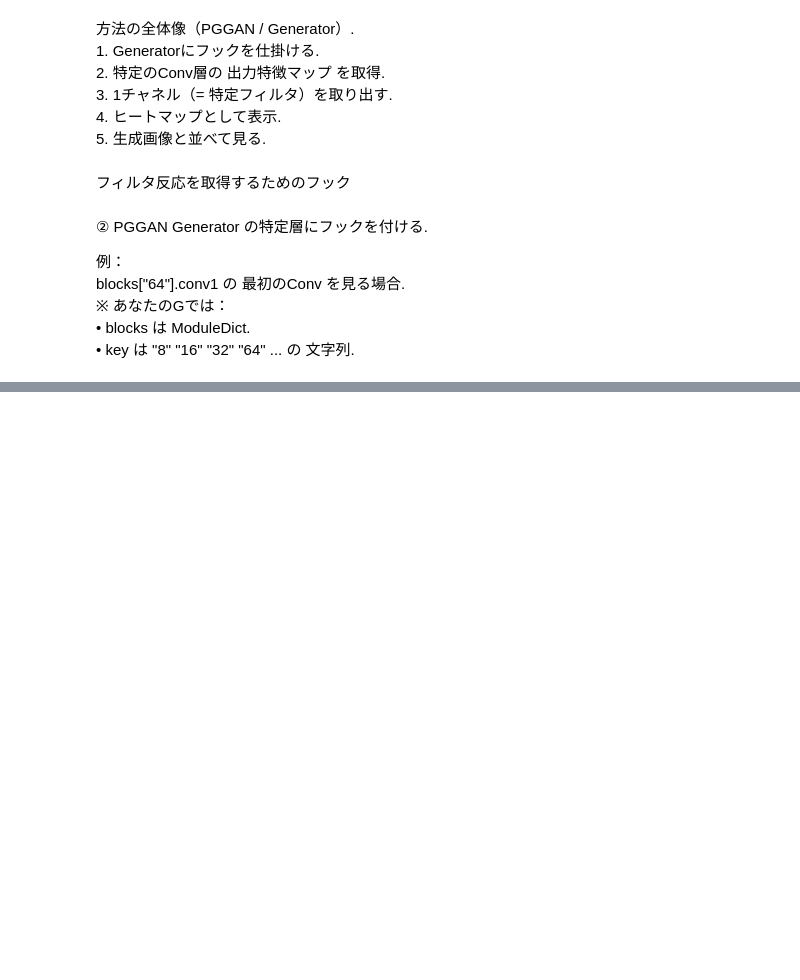
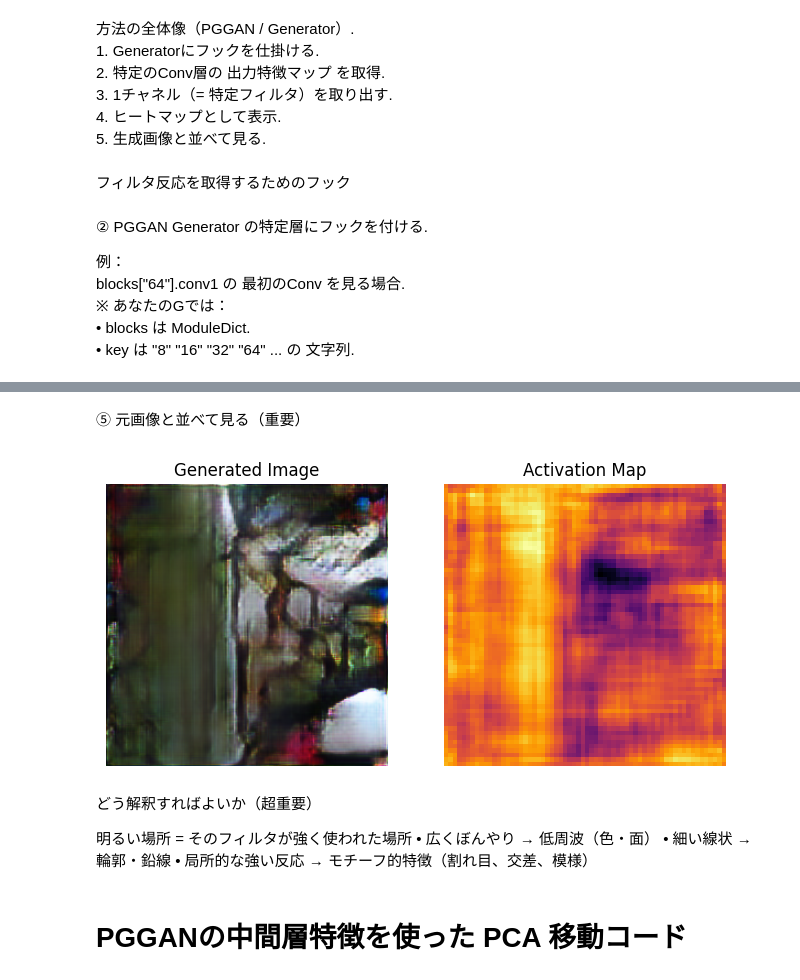
Before and after one commit to norifujimura/AlvaAR-ja, a Jupyter notebook: pg_gan_256px.ipynb, the cells around one changed output, grey strips where cells are left out. Saved outputs shown, nothing was run; the diff lists cells and outputs as text; code cells hidden in the pictures; blank space fills up the shorter version.

```diff
--- a/pg_gan_256px.ipynb
+++ b/pg_gan_256px.ipynb
@@ -877,7 +956,7 @@ import torch
 from torchvision.utils import save_image
 import os
 
-out_dir = "stainedglass/256x1200/10000/latent_walk_01"
+out_dir = "stainedglass/256x1200/20000/latent_walk_00"
 os.makedirs(out_dir, exist_ok=True)
 
 device = "cuda"  # ← 明示しておくと安全
@@ -898,7 +977,7 @@ with torch.no_grad():  # ← ループ外でOK
         img = G(z, step=6, alpha=1.0)
         save_image(
             img,
-            f"{out_dir}/frame_{i:04d}.png",
+            f"{out_dir}/frame_{i:05d}.png",
             normalize=True,
             value_range=(-1, 1),
         )
@@ -1066,0 +1371,6 @@ NameError: name 'G' is not defined
+# %%
+G.eval()
+z = torch.randn(1, 512).to(device)
+
+with torch.no_grad():
+    img = G(z, step=6, alpha=1.0)
@@ -1066,0 +1404,29 @@ NameError: name 'G' is not defined
+# %% [markdown]
+⑤ 元画像と並べて見る（重要）
+# %%
+img_np = (img[0].permute(1,2,0).cpu().numpy() + 1) / 2
+
+plt.figure(figsize=(8,4))
+
+plt.subplot(1,2,1)
+plt.imshow(img_np)
+plt.title("Generated Image")
+plt.axis("off")
+
+plt.subplot(1,2,2)
+plt.imshow(act, cmap="inferno")
+plt.title("Activation Map")
+plt.axis("off")
+
+plt.show()
+# %% [output]
+[figure, added]
+# %% [markdown]
+どう解釈すればよいか（超重要）
+
+明るい場所 = そのフィルタが強く使われた場所
+	•	広くぼんやり → 低周波（色・面）
+	•	細い線状 → 輪郭・鉛線
+	•	局所的な強い反応 → モチーフ的特徴（割れ目、交差、模様）
+# %% [markdown]
+# PGGANの中間層特徴を使った PCA 移動コード
```
Also changed, not shown: parts of 41 cells of this notebook.
